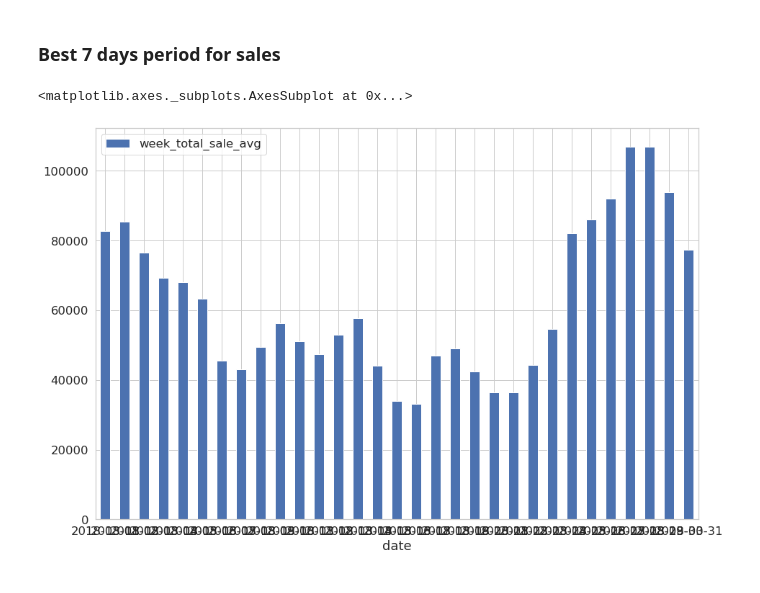
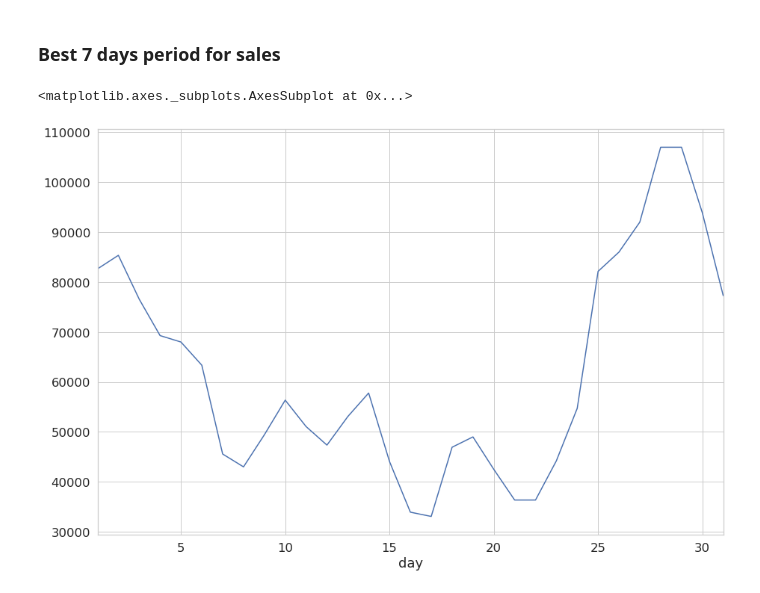
Before and after one commit to michalbogdanowicz/ADMT, a Jupyter notebook: query visualization.ipynb, the cells around one changed output. Drawn from its saved outputs; the diff is of its cells as text; code cells hidden in the pictures.

Commit message:
window visualization done

```diff
--- a/query visualization.ipynb
+++ b/query visualization.ipynb
@@ -90,31 +91,33 @@ df.plot.bar(y=['granted'],figsize=(15,10), rot = 0)
 # %%
 
 conn = getConnection()
 
-sql = """SELECT date, total_granted, week_total_sale_avg
+sql = """SELECT iq.day, total_granted, week_total_sale_avg
 FROM
-(SELECT q1.date AS date,q1.day as day, q1.month AS month,  SUM(q1.loan_amount) AS total_granted, AVG(SUM(q1.loan_amount))
+(SELECT q1.date AS date, q1.month ,q1.day ,
+SUM(q1.loan_amount) AS total_granted,AVG(SUM(q1.loan_amount))
 OVER ( ORDER BY q1.date_key ROWS BETWEEN 3 PRECEDING and 3 FOLLOWING ) AS week_total_sale_avg
 FROM
 (
 SELECT d.*, COALESCE(s.loan_amount ,0) AS loan_amount
 FROM
 public."date" d LEFT OUTER JOIN sale s
 ON d.date_key = s.sale_date_key
 WHERE d.year = 2018 AND
     d.month in (2,3,4)
 )AS q1
-GROUP BY q1.date_key,q1.date, q1.month
+GROUP BY q1.date_key,q1.date, q1.month , q1.day
 ) AS iq
 WHERE iq.month = 3 """
 
 df = sqlio.read_sql_query(sql, conn)
-df = df.set_index('date')
+df = df.set_index('day')
+df = df['week_total_sale_avg']
 conn.close()
 df.head()
 #df.plot(y=["2018", "2019"], kind="bar",figsize=(15,10), rot = 0)
 
-df.plot.bar(y=['week_total_sale_avg'],figsize=(15,10), rot = 0)
+df.plot.line(y=['week_total_sale_avg'],figsize=(15,10), rot = 0)
 # %% [output]
 <matplotlib.axes._subplots.AxesSubplot at 0x...>
-[figure, old version]
+[figure, new version]
```
Also changed, not shown: parts of 1 cell of this notebook.
